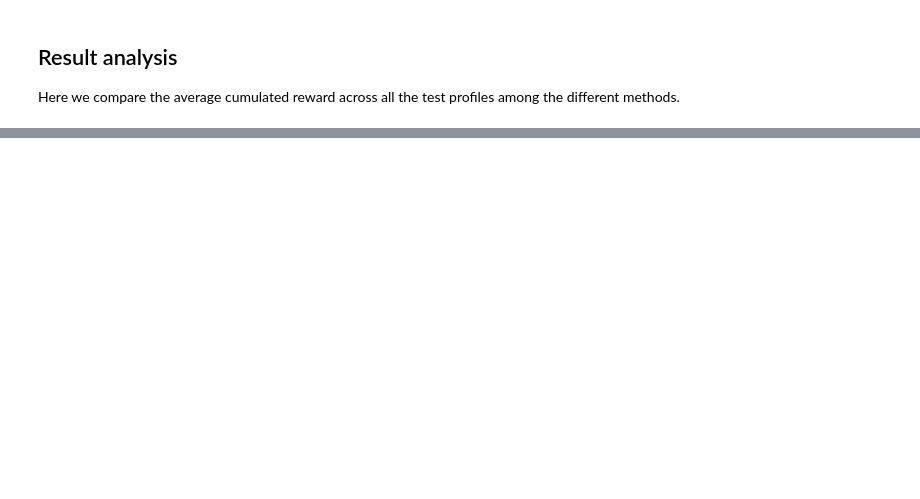
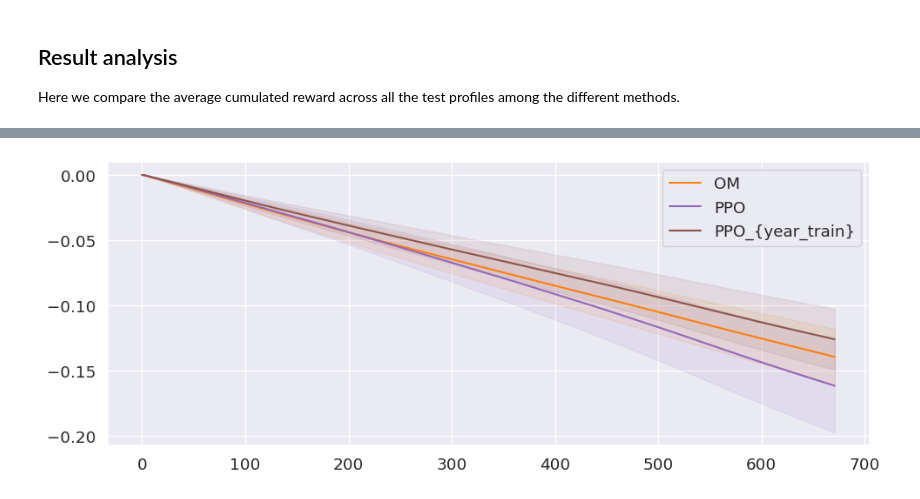
Before and after one commit to Daveonwave/ErNESTO-gym, a Jupyter notebook: examples/single_agent/Test_per_rapporto_2025.ipynb, the cells around one changed output, grey strips where cells are left out. Drawn from its saved outputs; the diff is of its cells as text; code cells hidden in the pictures; blank space fills up the shorter version.

```diff
--- a/examples/single_agent/Test_per_rapporto_2025.ipynb
+++ b/examples/single_agent/Test_per_rapporto_2025.ipynb
@@ -157,6 +162,4 @@ for profile in tqdm(test_profiles):
         action = np.array([1])  # Use the battery as much as possible
         obs, reward, terminated, truncated, info = env.step(action)
         done = terminated or truncated
-        rewards[alg][profile]['pure'].append(list(info['pure_rewards'].values()))
-        rewards[alg][profile]['norm'].append(list(info['norm_rewards'].values()))
-        rewards[alg][profile]['weigh'].append(list(info['weighted_rewards'].values()))
+    rewards[alg][profile] = copy.deepcopy(info)
@@ -179,6 +192,4 @@ for profile in tqdm(test_profiles):
         action = np.array([0.5])  # Use the battery at 50%
         obs, reward, terminated, truncated, info = env.step(action)
         done = terminated or truncated
-        rewards[alg][profile]['pure'].append(list(info['pure_rewards'].values()))
-        rewards[alg][profile]['norm'].append(list(info['norm_rewards'].values()))
-        rewards[alg][profile]['weigh'].append(list(info['weighted_rewards'].values()))
+    rewards[alg][profile] = copy.deepcopy(info)
@@ -193,7 +210,7 @@ from stable_baselines3 import PPO
 from stable_baselines3.ppo import MlpPolicy
 from stable_baselines3.common.env_util import make_vec_env
 # %%
-env = make_vec_env("ernestogym/micro_grid-v1", n_envs=1, env_kwargs={'settings':params})
+env = make_vec_env("ernestogym/micro_grid-v2", n_envs=1, env_kwargs={'settings':params})
 
 alg = 'ppo'
 rewards[alg] = {}
@@ -219,6 +236,4 @@ for profile in tqdm(test_profiles):
         action, _states = model.predict(obs)
         obs, r, dones, info = vec_env.step(action)
         done = dones[0]
-        rewards[alg][profile]['pure'].append(list(info[0]['pure_rewards'].values()))
-        rewards[alg][profile]['norm'].append(list(info[0]['norm_rewards'].values()))
-        rewards[alg][profile]['weigh'].append(list(info[0]['weighted_rewards'].values()))
+    rewards[alg][profile] = copy.deepcopy(info)
@@ -225,5 +246,5 @@ for profile in tqdm(test_profiles):
 # %%
-env = make_vec_env("ernestogym/micro_grid-v1", n_envs=1, env_kwargs={'settings':params})
+env = make_vec_env("ernestogym/micro_grid-v2", n_envs=1, env_kwargs={'settings':params})
 
 alg = 'ppo_y'
 
@@ -251,6 +272,5 @@ for profile in tqdm(test_profiles):
         action, _states = model.predict(obs)
         obs, r, dones, info = vec_env.step(action)
         done = dones[0]
-        rewards[alg][profile]['pure'].append(list(info[0]['pure_rewards'].values()))
-        rewards[alg][profile]['norm'].append(list(info[0]['norm_rewards'].values()))
-        rewards[alg][profile]['weigh'].append(list(info[0]['weighted_rewards'].values()))
+        print(info[])
+    rewards[alg][profile] = copy.deepcopy(info)
@@ -272,15 +319,24 @@ Here we compare the average cumulated reward across all the test profiles among
 # %%
 fig, ax = plt.subplots(1, 1, figsize=(10, 4), tight_layout=True)
 
-for i, alg in enumerate(rewards.keys()):
+# alg_to_plot = ['random', 'only_market', 'battery_first', '50-50', 'ppo']
+alg_to_plot = ['only_market', 'ppo', 'ppo_y']
+for _, alg in enumerate(alg_to_plot):
     cum_rewards_pure = []
     for profile in rewards[alg].keys():
-        cum_rewards_pure.append(np.cumsum([rewards[alg][profile]['pure'][i][0] + rewards[alg][profile]['pure'][i][1] + rewards[alg][profile]['pure'][i][2] for i in range(len(rewards[alg][profile]['pure']))]))
+        if alg == 'ppo' or alg == 'ppo_y':
+            cum_rewards_pure.append(np.cumsum([rewards[alg][profile][0]['pure_reward_list']['r_deg'][i] for i in range(len(rewards[alg][profile][0]['pure_reward_list']['r_deg']))]))
+
+        else:
+            cum_rewards_pure.append(np.cumsum([rewards[alg][profile]['pure_reward_list']['r_deg'][i] for i in range(len(rewards[alg][profile]['pure_reward_list']['r_deg']))]))
+
 
     means_pure = np.mean(cum_rewards_pure, axis=0)
     stds_pure = np.std(cum_rewards_pure, axis=0)
     ci_pure = 1.96 * stds_pure/np.sqrt(len(rewards[alg].keys()))
 
     ax.plot(means_pure, label=alg_labels[alg], color=alg_color[alg])
     ax.fill_between(range(len(means_pure)), means_pure + ci_pure, means_pure - ci_pure, color=alg_color[alg], alpha=0.1)
     ax.legend()
+# %% [output]
+[figure, added]
```
Also changed, not shown: parts of 26 cells of this notebook, 17 other files.
